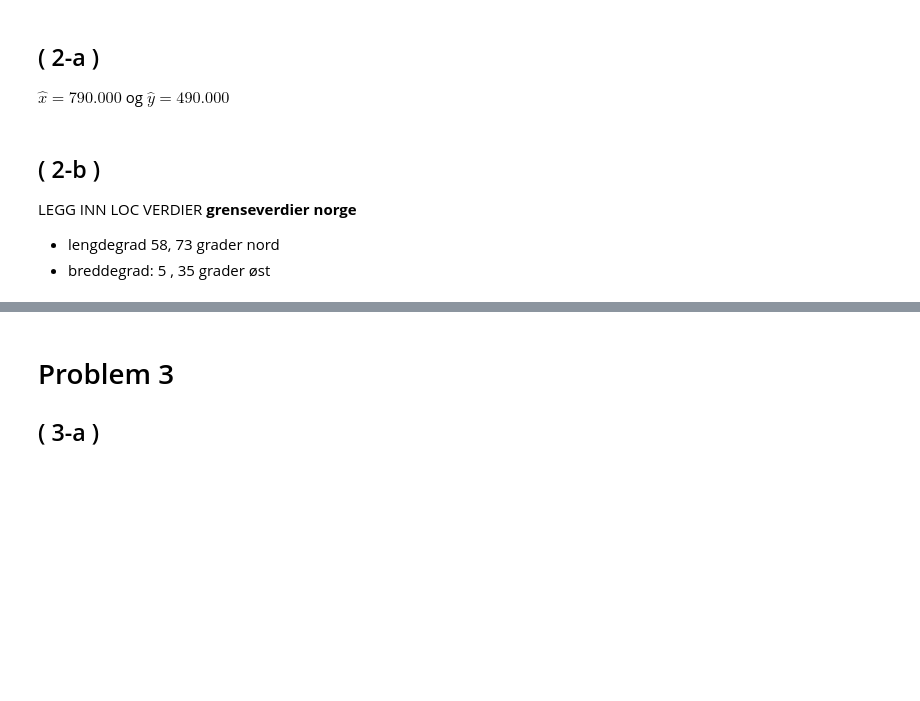
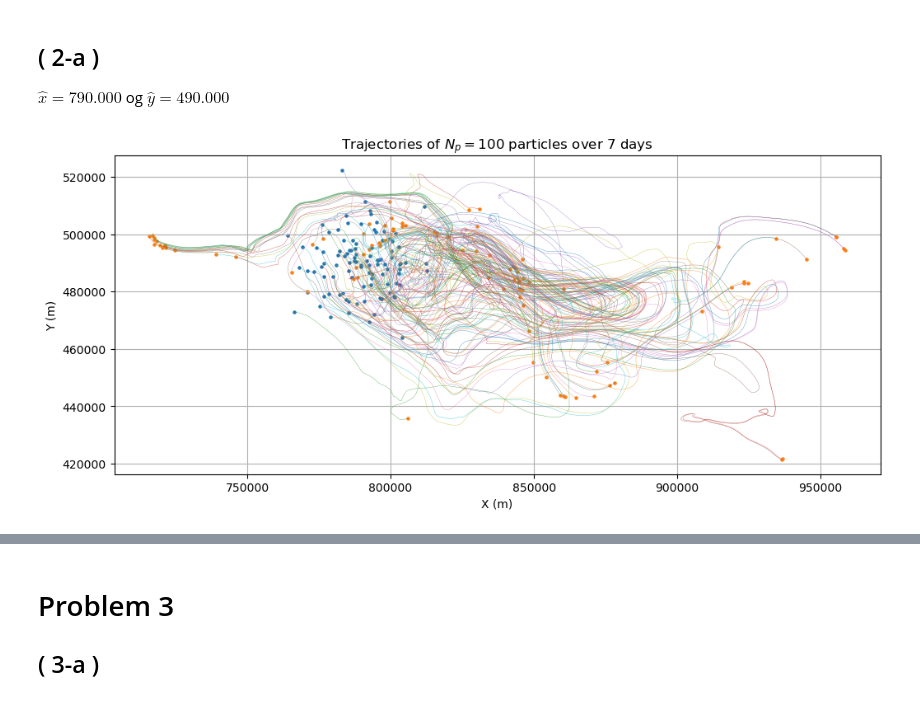
Before and after one commit to TrymSaether/Particle-transport-with-ocean-currents, a Jupyter notebook: eksempelkode.ipynb, the cells around one changed output, grey strips where cells are left out. Cells and saved outputs as stored; diff of their text form; code cells hidden in the pictures; blank space fills up the shorter version.

```diff
--- a/eksempelkode.ipynb
+++ b/eksempelkode.ipynb
@@ -571,6 +604,0 @@ print(L)
-# %% [markdown]
-## ( 2-b )
-LEGG INN LOC VERDIER
-**grenseverdier norge**
-- lengdegrad 58, 73 grader nord
-- breddegrad: 5 , 35 grader øst
@@ -594,0 +605,28 @@ plot_map(f, X, V, figsize=(15, 12), extent=(18, 30, 70, 74), s=2, scatter_color=
+# %%
+d = xr.open_dataset("data/NorKyst-800m.nc")
+f= Interpolator(dataset=d)
+
+plot_params = {"alpha": 0.9, "linewidth": 0.25}
+scatter_params["s"] = 5
+
+Np=100
+days = 7
+T=[0, days * 24 * 3600]
+dt=3600
+mode="map"
+loc=[790000, 490000]
+scale=10000
+
+traj = Trajectory(T=T, dt=dt, Np=Np, mode=mode, loc=loc, scale=scale)
+traj(f)
+fig, ax = plt.subplots(1,1, figsize=(12, 8))
+traj.plot(ax, **plot_params)
+traj.scatter(ax, t=0, **scatter_params)
+traj.scatter(ax, t=-1, **scatter_params)
+ax.set_title(f"Trajectories of $N_p = {Np}$ particles over {days} days")
+ax.set_xlabel("X (m)")
+ax.set_ylabel("Y (m)")
+plt.grid(True)
+plt.show()
+# %% [output]
+[figure, added]
```
Also changed, not shown: parts of 38 cells of this notebook, 5 other files.
